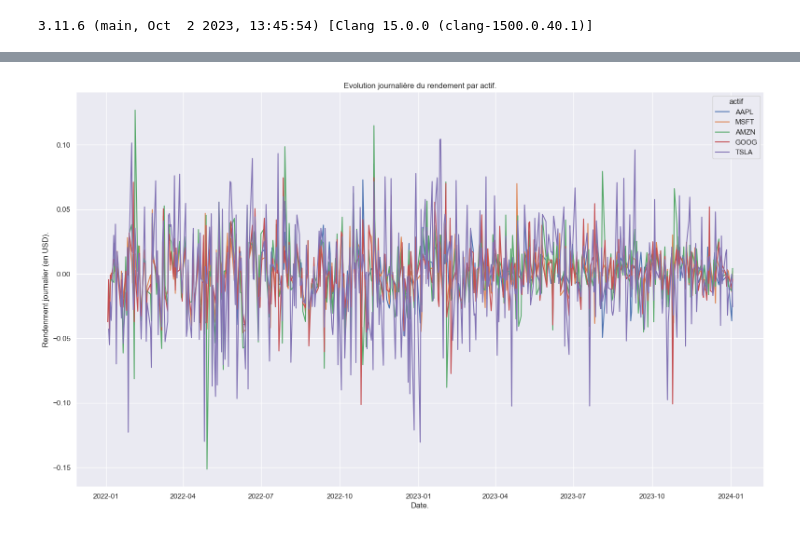
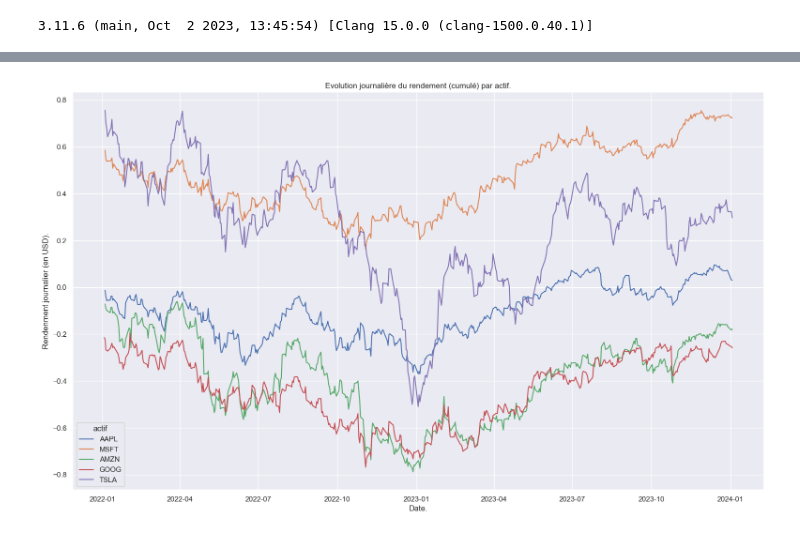
Before and after one commit to BaptPicxDev/exercice-finance-loulou, a Jupyter notebook: loulou.ipynb, the cells around one changed output, grey strips where cells are left out. Drawn from its saved outputs; the diff is of its cells as text; code cells hidden in the pictures.

Commit message:
Adding cumulative sum on Rendement quotidient for a beautiful graph

```diff
--- a/loulou.ipynb
+++ b/loulou.ipynb
@@ -70,14 +70,15 @@ def get_rendement(df: pd.DataFrame) -> pd.DataFrame:
     même graphique les rendements quotidiens des 5 actifs avec des légendes claires.
 
     N.B.:
-        - I used np.log -> est-ce que c'est le bon log
-        - d'ailleurs shift(1) ou shift(-1)
+        - I used np.log -> est-ce que c'est le bon log -> validé
+        - d'ailleurs shift(1) ou shift(-1) -> shift 1
+        - sum cumulé sur le lineplot?
+        - à refaire avec le log en maplotlib????
     """
     new_df = df.copy()
     new_df["Rendement_Qtot"] = np.log(
         new_df.Close/new_df.Close.shift(1)
     )
-    new_df = new_df[~new_df.index.isin(list(range(100)))]
     rendement_moyen_mensuel_df = (
         new_df
         .groupby(["mois", "actif"])
@@ -97,34 +98,35 @@ def get_rendement(df: pd.DataFrame) -> pd.DataFrame:
         )
     )
     new_df = (
         pd.merge(
             left=new_df,
             right=rendement_moyen_mensuel_df,
             on=["actif", "mois"],
             how="left",
         )
     )
     new_df = (
         pd.merge(
             left=new_df,
             right=rendement_moyen_annuel_df,
             on=["actif", "annee"],
             how="left",
         )
     )
     plt.figure(figsize=(19, 11))
-    plt.title("Evolution journalière du rendement par actif.")
+    plt.title("Evolution journalière du rendement (cumulé) par actif.")
     plt.ylabel("Rendenment journalier (en USD).")
     plt.xlabel("Date.")
+    new_df["Rendement_Qtot_cumul"] = new_df["Rendement_Qtot"].cumsum()
     new_show_df = ( # Juste pour faire ça joli, je filtre les outliers
         new_df[(new_df["Rendement_Qtot"] < 0.25) & (new_df["Rendement_Qtot"] > - 0.25)]
     )
-    sns.lineplot(x=new_show_df["Date"], y=new_show_df["Rendement_Qtot"], hue=new_show_df["actif"])
+    sns.lineplot(x=new_show_df["Date"], y=new_show_df["Rendement_Qtot_cumul"], hue=new_show_df["actif"])
     plt.show()
     return new_df
 
 df_2 = get_rendement(df=df)
 df_2.tail(30)
 # %% [output]
-[figure, old version]
+[figure, new version]
 |  | index | Date | Open | High | Low | Close | Volume | actif | jour | mois | annee | ... |
```
Also changed, not shown: parts of 3 cells of this notebook.
